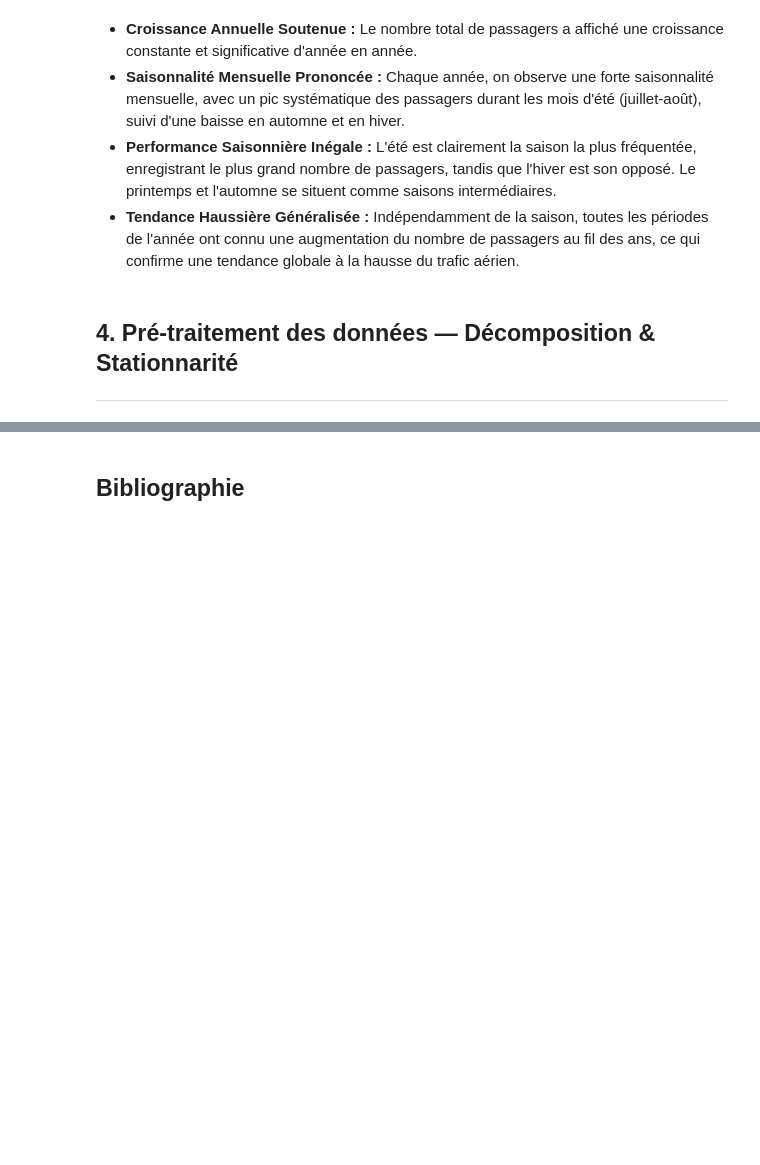
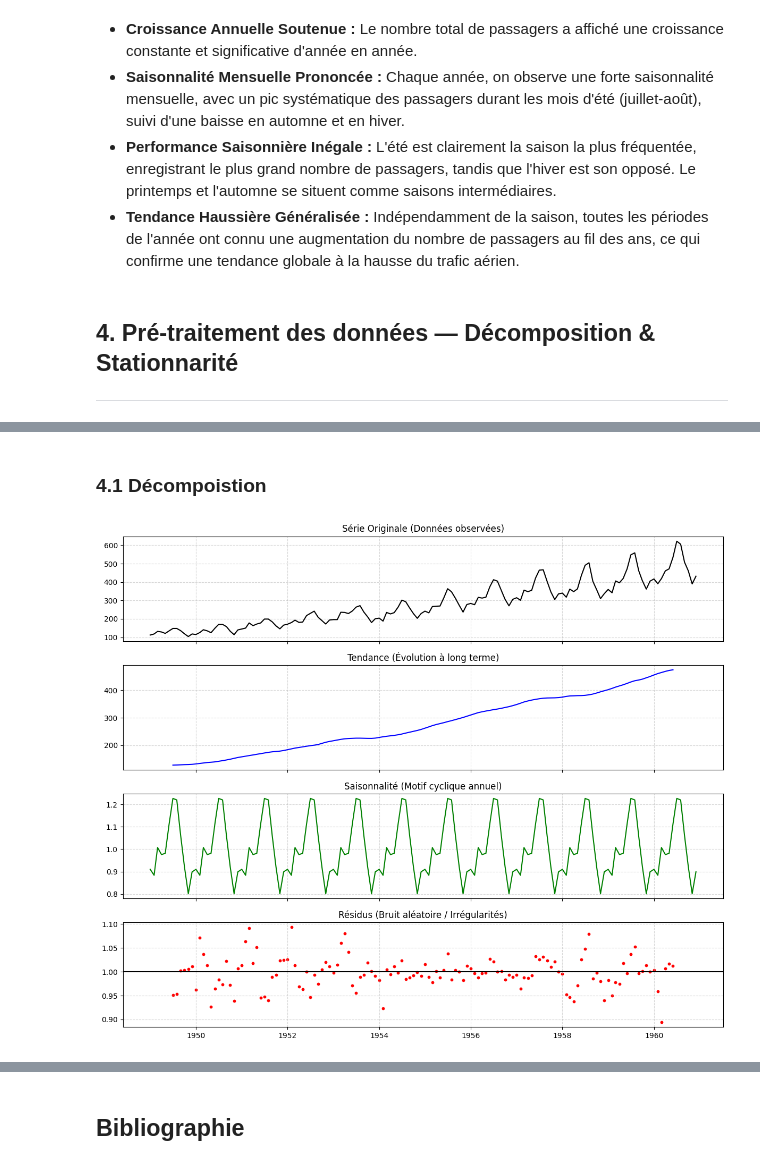
Before and after one commit to keinlarry/Airline-Passengers, a Jupyter notebook: notebook/Airline_Passengers.ipynb, the cells around one changed output, grey strips where cells are left out. Saved outputs shown, nothing was run; the diff lists cells and outputs as text; code cells hidden in the pictures; blank space fills up the shorter version.

```diff
--- a/notebook/Airline_Passengers.ipynb
+++ b/notebook/Airline_Passengers.ipynb
@@ -207,0 +219,44 @@ plt.show()
+# %% [markdown]
+### **4.1 Décompoistion**
+# %%
+from statsmodels.tsa.seasonal import seasonal_decompose
+
+# Réalisation de la décomposition
+# On choisit le modèle 'multiplicative' plutôt que le model='additive' parce que nos données montrent
+# une croissance globale et que les variations saisonnières s'amplifient elles aussi avec le temps.
+decomposition = seasonal_decompose(ts, model='multiplicative')
+# %%
+# Extraction des différentes composantes
+tendance = decomposition.trend
+saisonnalite = decomposition.seasonal
+residus = decomposition.resid
+# %%
+# Affichage des composantes
+fig, axes = plt.subplots(4, 1, figsize=(12, 10), sharex=True)
+
+# Graphique 1 : La série originale
+axes[0].plot(ts, color='black', linewidth=1.5)
+axes[0].set_title('Série Originale (Données observées)')
+axes[0].grid(True, linestyle='--', alpha=0.5)
+
+# Graphique 2 : La Tendance (Trend)
+axes[1].plot(tendance, color='blue', linewidth=1.5)
+axes[1].set_title('Tendance (Évolution à long terme)')
+axes[1].grid(True, linestyle='--', alpha=0.5)
+
+# Graphique 3 : La Saisonnalité (Seasonal)
+axes[2].plot(saisonnalite, color='green', linewidth=1.5)
+axes[2].set_title('Saisonnalité (Motif cyclique annuel)')
+axes[2].grid(True, linestyle='--', alpha=0.5)
+
+# Graphique 4 : Les Résidus (Residuals)
+axes[3].scatter(residus.index, residus.values, color='red', s=10)
+axes[3].axhline(y=1, color='black', linestyle='-')
+axes[3].set_title('Résidus (Bruit aléatoire / Irrégularités)')
+axes[3].grid(True, linestyle='--', alpha=0.5)
+
+# Ajustement de la mise en page
+plt.tight_layout()
+plt.show()
+# %% [output]
+[figure, added]
```
Also changed, not shown: parts of 4 cells of this notebook.
